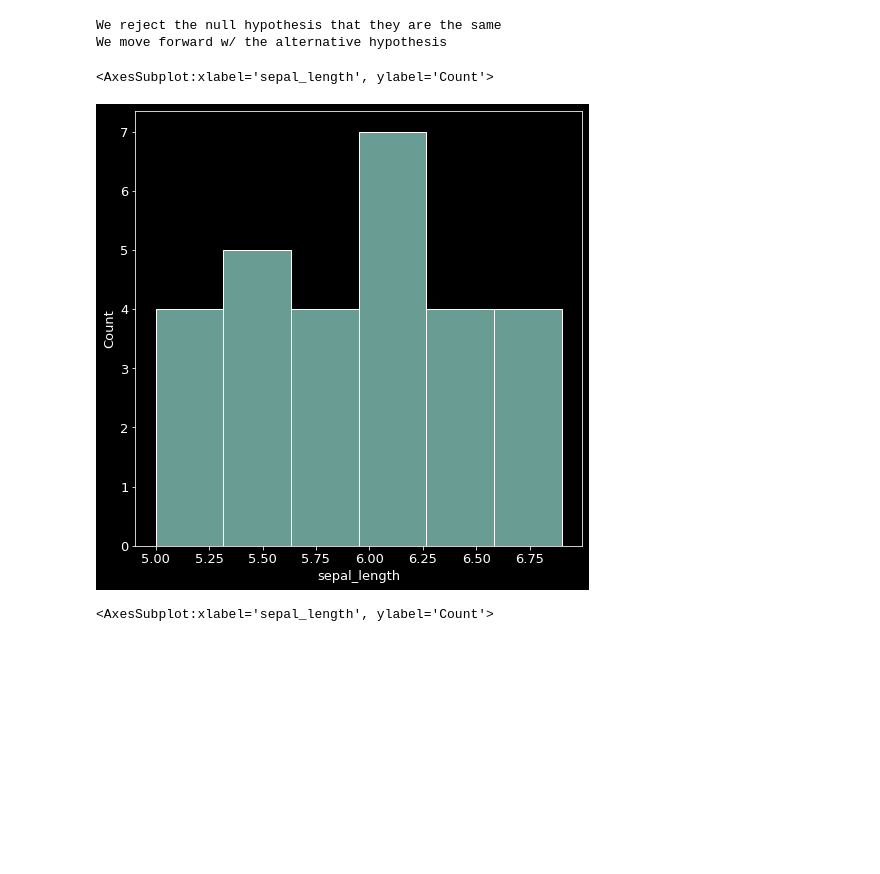
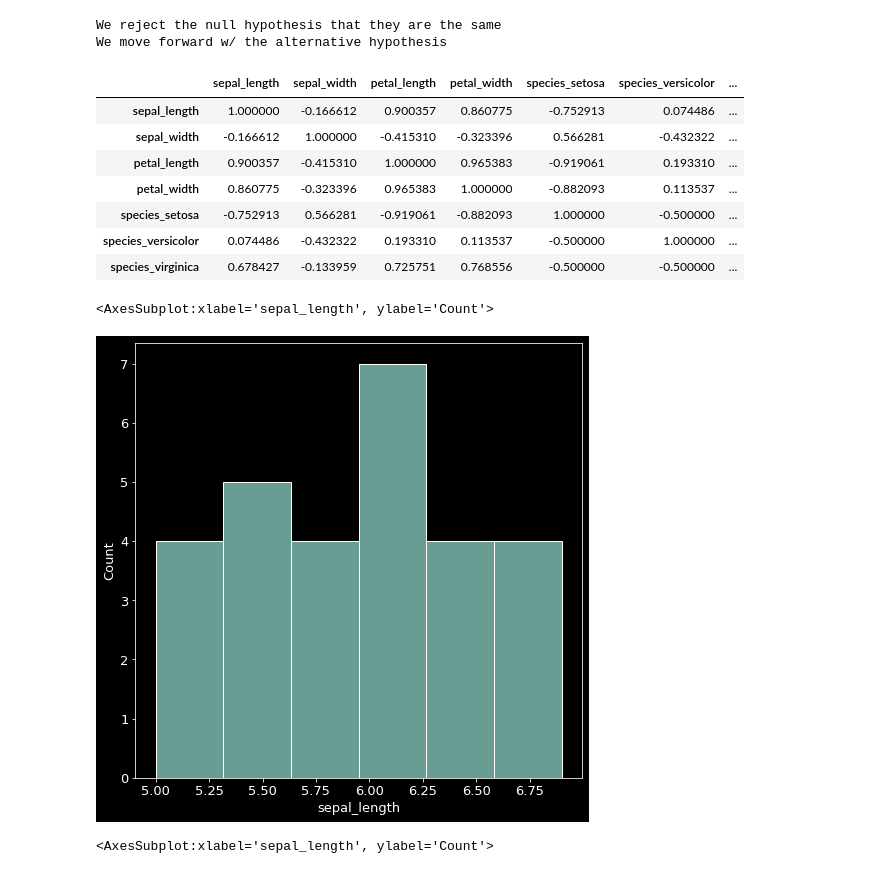
Before and after one commit to Ken-Alviola/classification-exercises, a Jupyter notebook: classification_exercises.ipynb, the cells around one changed output. Drawn from its saved outputs; the diff is of its cells as text; code cells hidden in the pictures; blank space fills up the shorter version.

```diff
--- a/classification_exercises.ipynb
+++ b/classification_exercises.ipynb
@@ -640,11 +636,22 @@ We move forward w/ the alternative hypothesis
 #sepal length between virginica and versicolor species is significantly different
 # %%
 #7. Create any other visualizations and run any other statistical tests you think will be helpful in exploring this data set.
-plt.figure(figsize=(8,8))
-sns.histplot(data=versicolor_seplength)
+train.corr()
 # %% [output]
-<AxesSubplot:xlabel='sepal_length', ylabel='Count'>
-[figure, removed]
+|  | sepal_length | sepal_width | petal_length | petal_width | species_setosa | species_versicolor | ... |
+| sepal_length | 1.000000 | -0.166612 | 0.900357 | 0.860775 | -0.752913 | 0.074486 | ... |
+| sepal_width | -0.166612 | 1.000000 | -0.415310 | -0.323396 | 0.566281 | -0.432322 | ... |
+| petal_length | 0.900357 | -0.415310 | 1.000000 | 0.965383 | -0.919061 | 0.193310 | ... |
+| petal_width | 0.860775 | -0.323396 | 0.965383 | 1.000000 | -0.882093 | 0.113537 | ... |
+| species_setosa | -0.752913 | 0.566281 | -0.919061 | -0.882093 | 1.000000 | -0.500000 | ... |
+| species_versicolor | 0.074486 | -0.432322 | 0.193310 | 0.113537 | -0.500000 | 1.000000 | ... |
+| species_virginica | 0.678427 | -0.133959 | 0.725751 | 0.768556 | -0.500000 | -0.500000 | ... |
+# %%
+plt.figure(figsize=(8,8))
+sns.histplot(data=versicolor_seplength)
+# %% [output]
+<AxesSubplot:xlabel='sepal_length', ylabel='Count'>
+[figure, added]
 # %%
 plt.figure(figsize=(8,8))
 sns.histplot(data=virginica_seplength)
```
Also changed, not shown: parts of 5 cells of this notebook, 1 other file.
